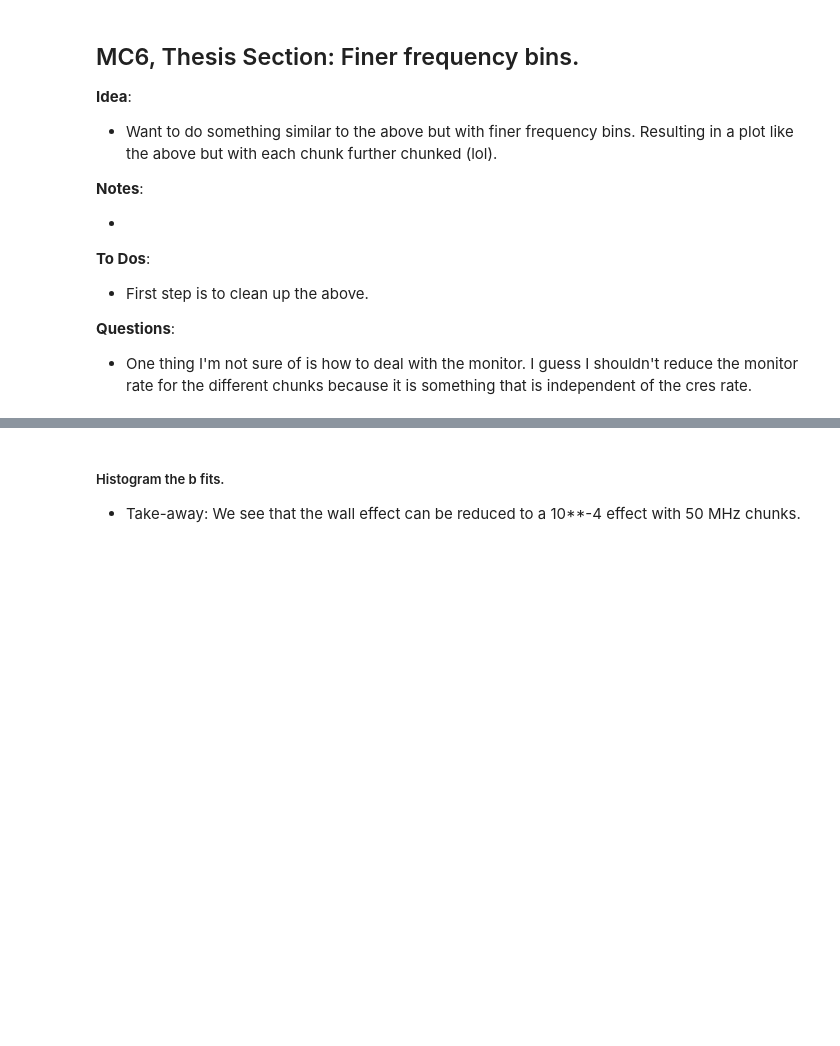
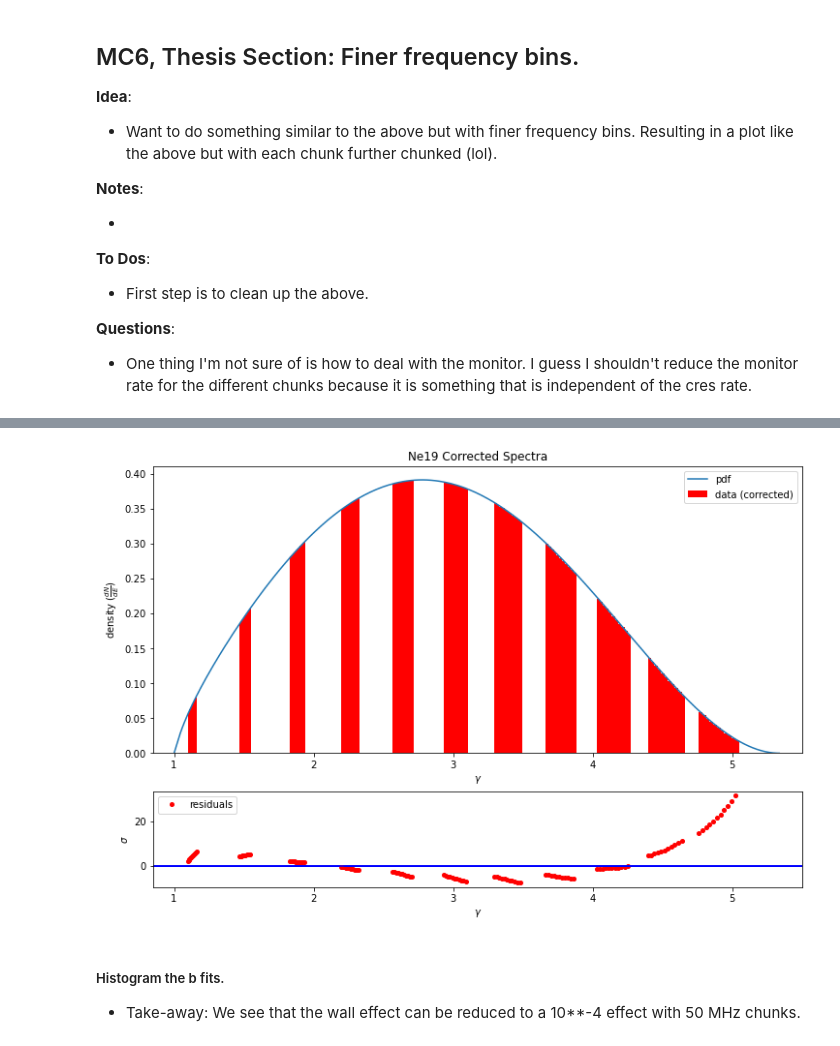
Before and after one commit to drewbyron/rocks-analysis-notebooks, a Jupyter notebook: MC_thesis_studies.ipynb, the cells around one changed output, grey strips where cells are left out. Cells and saved outputs as stored; diff of their text form; code cells hidden in the pictures; blank space fills up the shorter version.

```diff
--- a/MC_thesis_studies.ipynb
+++ b/MC_thesis_studies.ipynb
@@ -912,0 +822,95 @@ Counts in chunk: 90909090909
+# %%
+# Select set fields.
+set_fields = np.arange(.75,3.5,.25)
+
+# Full Freq BW.
+freq_BW = np.array([18.0e9 ,  19.1e9])
+
+C_exp = .75
+b=0
+
+# Set the frequency chunk size:
+freq_chunk = 100e6
+
+N_per_isotope = 10**14
+mon_rate = 10**14
+
+freq_BW_tot = freq_BW[1] - freq_BW[0]
+n_chunks = int(np.ceil((freq_BW_tot / freq_chunk)))
+print(n_chunks)
+
+%matplotlib inline
+f, (ax0, ax1) = plt.subplots(2, 1, gridspec_kw={'height_ratios': [3, 1]},figsize=(12,8))
+
+b_fits = []
+b_errs = []
+
+for i,chunk in enumerate(range(n_chunks)):
+    freq_BW_chunk = np.clip(np.array([freq_BW[0]+ freq_chunk*chunk, freq_BW[0]+ freq_chunk*(chunk+1)]), 0,freq_BW.max())
+    freq_BW_chunk_tot = freq_BW_chunk[1] - freq_BW_chunk[0]
+    N_per_isotope_in_chunk = int(N_per_isotope* freq_BW_chunk_tot/ freq_BW_tot)
+    mon_rate_per_isotope_in_chunk = mon_rate
+    print(f"\nCounts in chunk: {N_per_isotope_in_chunk}")
+    freq_BWs = np.tile(freq_BW_chunk, (len(set_fields), 1))
+    # print(freq_BWs)
+
+    spectra_ne_we, spectra_he_we = we.we_simple_MC(set_fields,
+              freq_BWs,
+              C_exp,
+              b,
+              counts_per_isotope = N_per_isotope_in_chunk,
+              monitor_rate = mon_rate_per_isotope_in_chunk,
+              counts_pois = False,
+              mon_pois = False,
+              wall_effect = True)
+
+    ratio_exp = re.build_ratio_altnorm(spectra_ne_we, spectra_he_we)
+    # Conduct fit.
+    my_pars = Parameters()
+    my_pars.add('C', value=1, min=-100, max = 100, vary =True)
+    my_pars.add('b', value=0, min=-10, max = 10, vary =True)
+
+    result = minimize(we.objfunc_chisq, my_pars, args = (freq_BWs, set_fields, ratio_exp))
+
+    # Fit report.
+    print(fit_report(result.params))
+
+    C = result.params["C"].value
+    b = result.params["b"].value
+
+    # Get the SM prediction.
+    ratio_pred = we.AUC_expectation_we(set_fields, freq_BWs, b = b, plot = False, wall_effect = False)
+
+    ratio_corr = ratio_exp.copy()
+    ratio_corr["Ne19_corr"] = C*ratio_pred["He6"]*ratio_exp["Ratio"]
+    ratio_corr["sNe19_corr"] = C*ratio_pred["He6"]*ratio_exp["sRatio"]
+
+    gamma_acceptances, gamma_widths, gamma_heights, gamma_height_errs, SM_heights = ed.freq_to_energy_domain(
+    set_fields, freq_BWs, ratio_corr, ratio_pred)
+
+    label_bool = i==0
+    ed.energy_domain_plot(ax0,ax1, gamma_acceptances, gamma_widths,
+                          gamma_heights, gamma_height_errs, SM_heights,
+                          ratio_corr, ratio_pred, label = label_bool)
+
+    # Now add to the list of b_normed
+
+    b_fits.append(result.params["b"].value)
+    b_errs.append(result.params["b"].stderr)
+
+
+# NOw use the b we got from the fit in making the spectrum?? THINK ABOUT THAT.
+isotopes = {"Ne19": {"b": -0.7204 * b}, "He6": {"b": b}}
+# Feed the info dict to the BetaSpectrum class.
+bspec = bs.BetaSpectrum("Ne19")
+
+Ws = np.linspace(1.001, bspec.W0-.001, 300)
+pdf = bspec.dNdE(Ws)
+ax0.plot(Ws, pdf, label = "pdf")
+
+ax0.legend()
+ax1.legend()
+
+ax0.set_xlim(.85,5.5); ax1.set_xlim(.85,5.5)
+plt.show()
+# %% [output]
@@ -913,3 +934,4 @@ Counts in chunk: 90909090909
+[figure, added]
 # %% [markdown]
 ##### Histogram the b fits.
 
```
Also changed, not shown: parts of 12 cells of this notebook, 7 other files.
